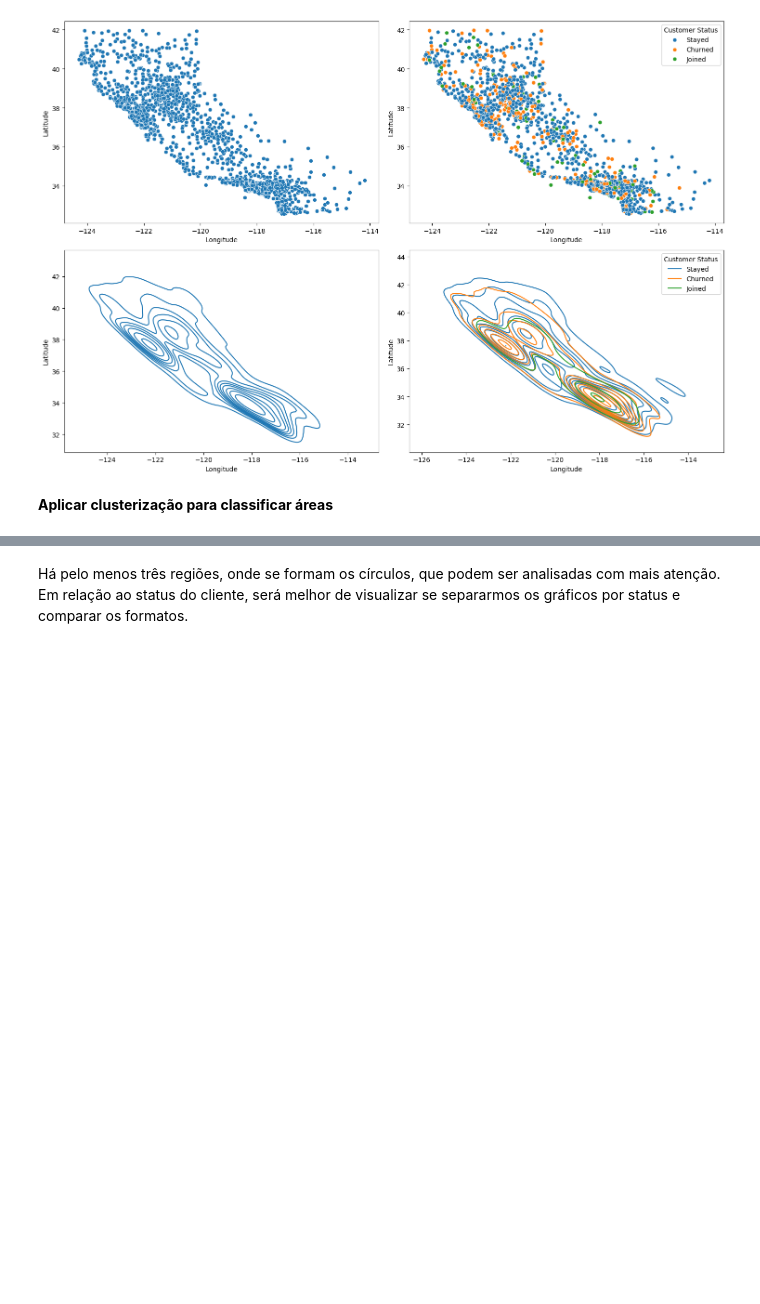
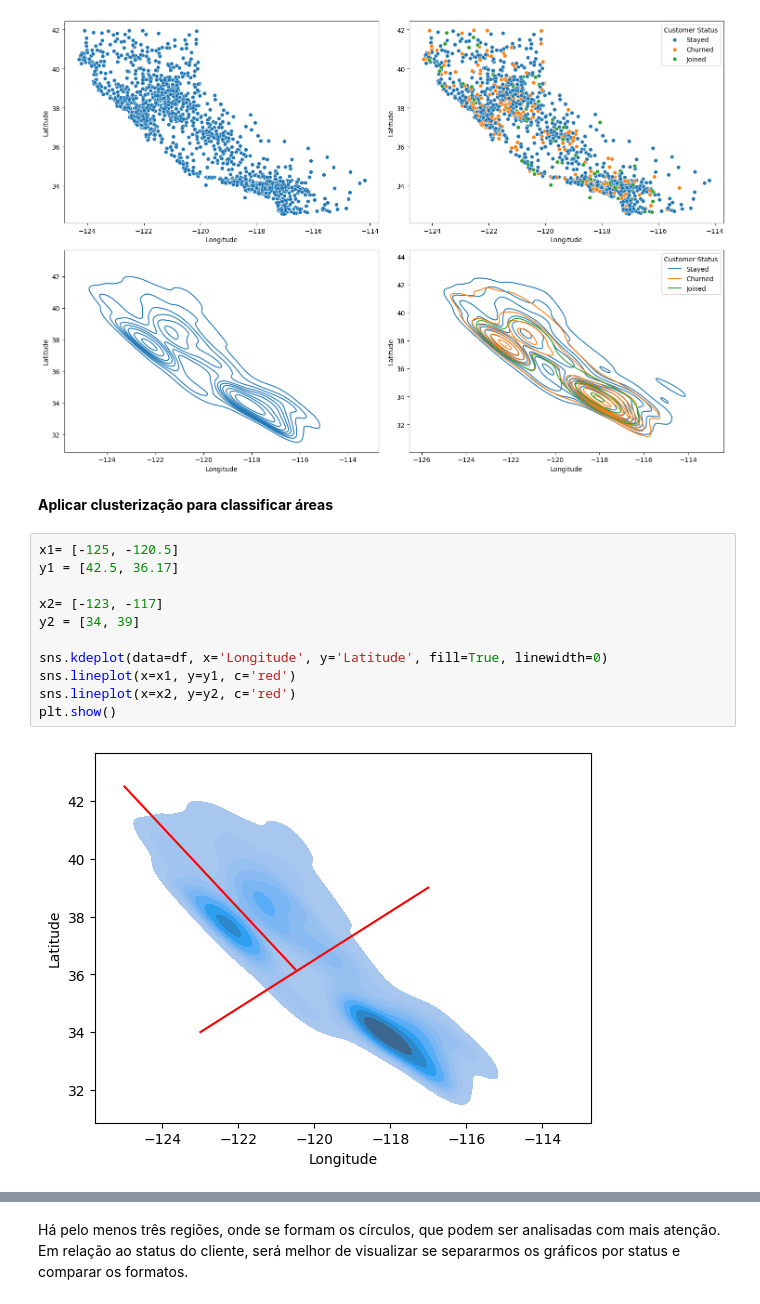
Before and after one commit to l-tiezerin/mentoria_dados, a Jupyter notebook: notebooks/02_city_analysis.ipynb, the cells around one changed output, grey strips where cells are left out. Saved outputs shown, nothing was run; the diff lists cells and outputs as text; blank space fills up the shorter version.

```diff
--- a/notebooks/02_city_analysis.ipynb
+++ b/notebooks/02_city_analysis.ipynb
@@ -64,3 +63,16 @@ plt.show()
 [figure]
 # %% [markdown]
 **Aplicar clusterização para classificar áreas**
+# %%
+x1= [-125, -120.5]
+y1 = [42.5, 36.17]
+
+x2= [-123, -117]
+y2 = [34, 39]
+
+sns.kdeplot(data=df, x='Longitude', y='Latitude', fill=True, linewidth=0)
+sns.lineplot(x=x1, y=y1, c='red')
+sns.lineplot(x=x2, y=y2, c='red')
+plt.show()
+# %% [output]
+[figure, added]
```
Also changed, not shown: parts of 6 cells of this notebook.
